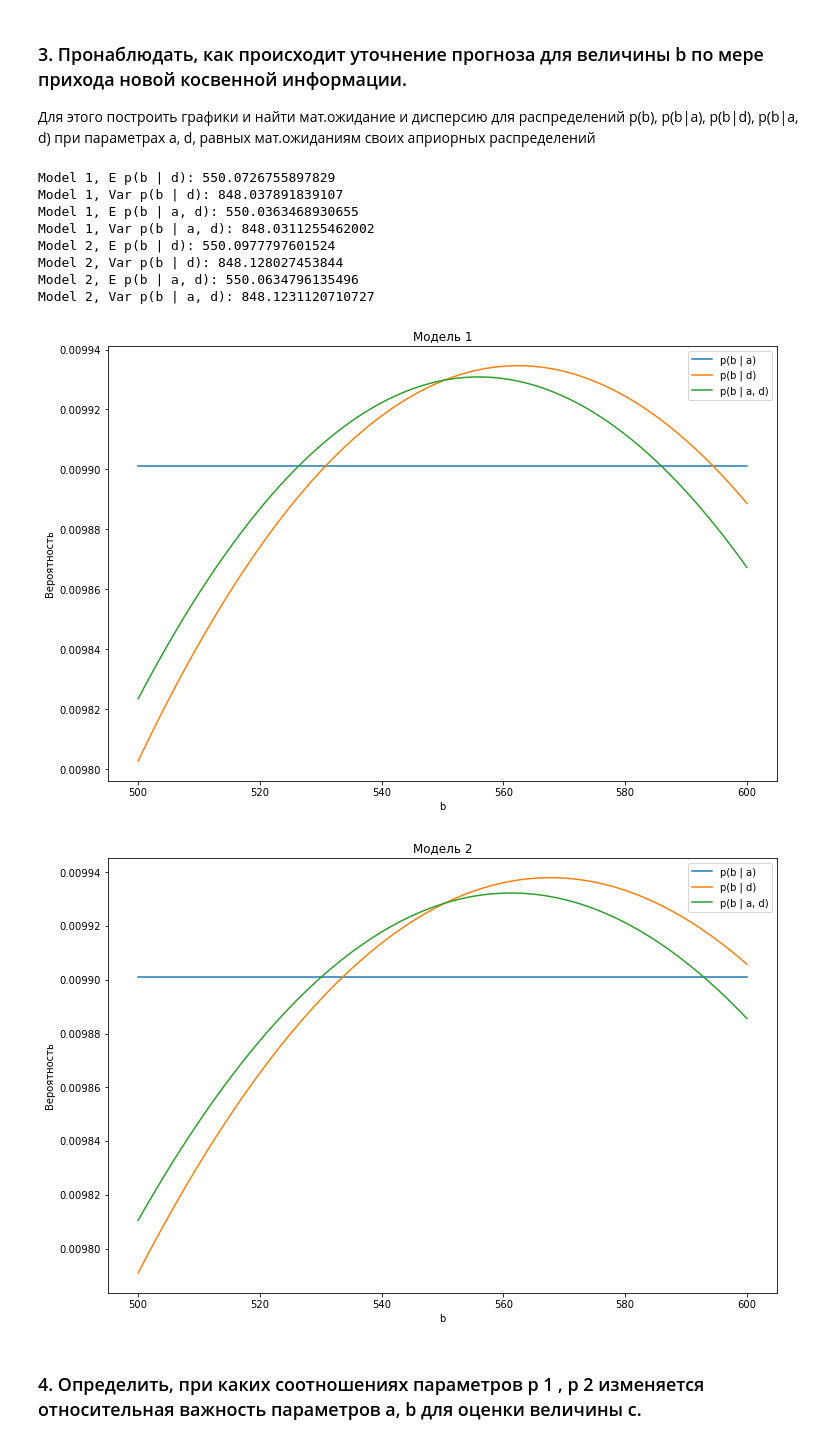
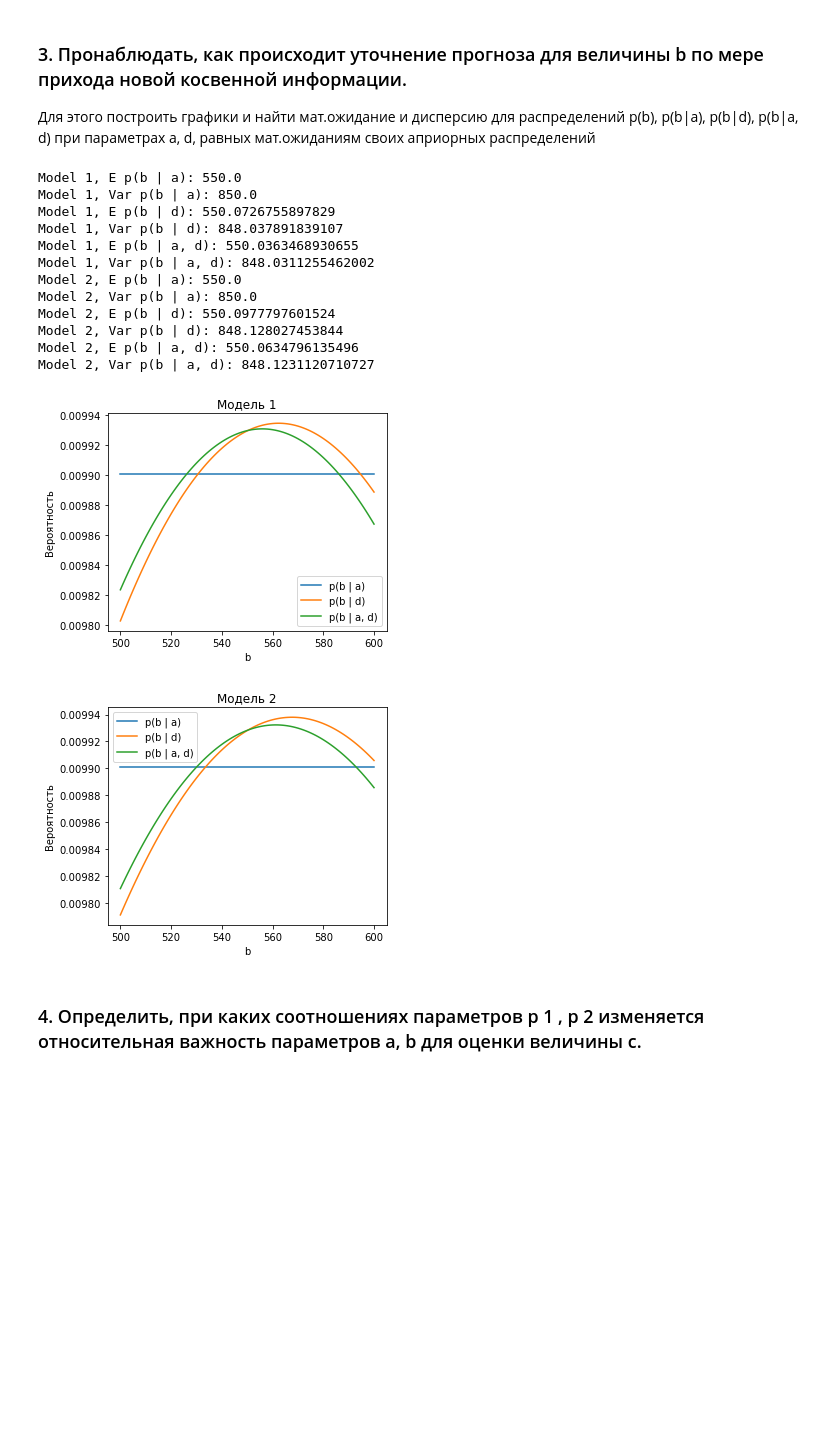
Before and after one commit to Howuhh/hse_bayesian_ml, a Jupyter notebook: practice1/plots_time_test.ipynb, the cells around one changed output. Saved outputs shown, nothing was run; the diff lists cells and outputs as text; code cells hidden in the pictures; blank space fills up the shorter version.

```diff
--- a/practice1/plots_time_test.ipynb
+++ b/practice1/plots_time_test.ipynb
@@ -104,36 +101,43 @@ for model in [1, 2]:
 
     dist_pb, values = pb(params, model)
     dist_pb_a, values = pb_a(np.array([mean_a]), params, model)
     dist_pb_d, values = pb_d(np.array([mean_d]), params, model)
     dist_pb_ad, values = pb_ad(np.array([mean_a]), np.array([mean_d]), params, model)
 
     assert np.allclose(dist_pb_d.sum(), 1.0)
     assert np.allclose(dist_pb_ad.sum(), 1.0)
 
+    print(f"Model {model}, E p(b | a):", expectation(dist_pb_a.flatten(), values))
+    print(f"Model {model}, Var p(b | a):", variance(dist_pb_a.flatten(), values))
     print(f"Model {model}, E p(b | d):", expectation(dist_pb_d.flatten(), values))
     print(f"Model {model}, Var p(b | d):", variance(dist_pb_d.flatten(), values))
     print(f"Model {model}, E p(b | a, d):", expectation(dist_pb_ad.flatten(), values))
     print(f"Model {model}, Var p(b | a, d):", variance(dist_pb_ad.flatten(), values))
 
-    plt.figure(figsize=(12, 8))
+    plt.figure(figsize=(5, 4))
     plt.plot(values, dist_pb_a, label="p(b | a)")
     plt.plot(values, dist_pb_d, label="p(b | d)")
     plt.plot(values, dist_pb_ad.flatten(), label="p(b | a, d)")
     plt.title(f"Модель {model}")
     plt.xlabel("b")
     plt.ylabel("Вероятность")
     plt.legend()
+    plt.savefig(f"dist_model{model}.jpg", dpi=200, bbox_inches='tight')
 # %% [output]
+Model 1, E p(b | a): 550.0
+Model 1, Var p(b | a): 850.0
 Model 1, E p(b | d): 550.0726755897829
 Model 1, Var p(b | d): 848.037891839107
 Model 1, E p(b | a, d): 550.0363468930655
 Model 1, Var p(b | a, d): 848.0311255462002
+Model 2, E p(b | a): 550.0
+Model 2, Var p(b | a): 850.0
 Model 2, E p(b | d): 550.0977797601524
 Model 2, Var p(b | d): 848.128027453844
 Model 2, E p(b | a, d): 550.0634796135496
 Model 2, Var p(b | a, d): 848.1231120710727
-[figure, old version]
+[figure, new version]
-[figure, old version]
+[figure, new version]
 # %% [markdown]
 ### 4. Определить, при каких соотношениях параметров p 1 , p 2 изменяется относительная важность параметров a, b для оценки величины c.
 # %%
```
Also changed, not shown: parts of 4 cells of this notebook, 1 other file.
